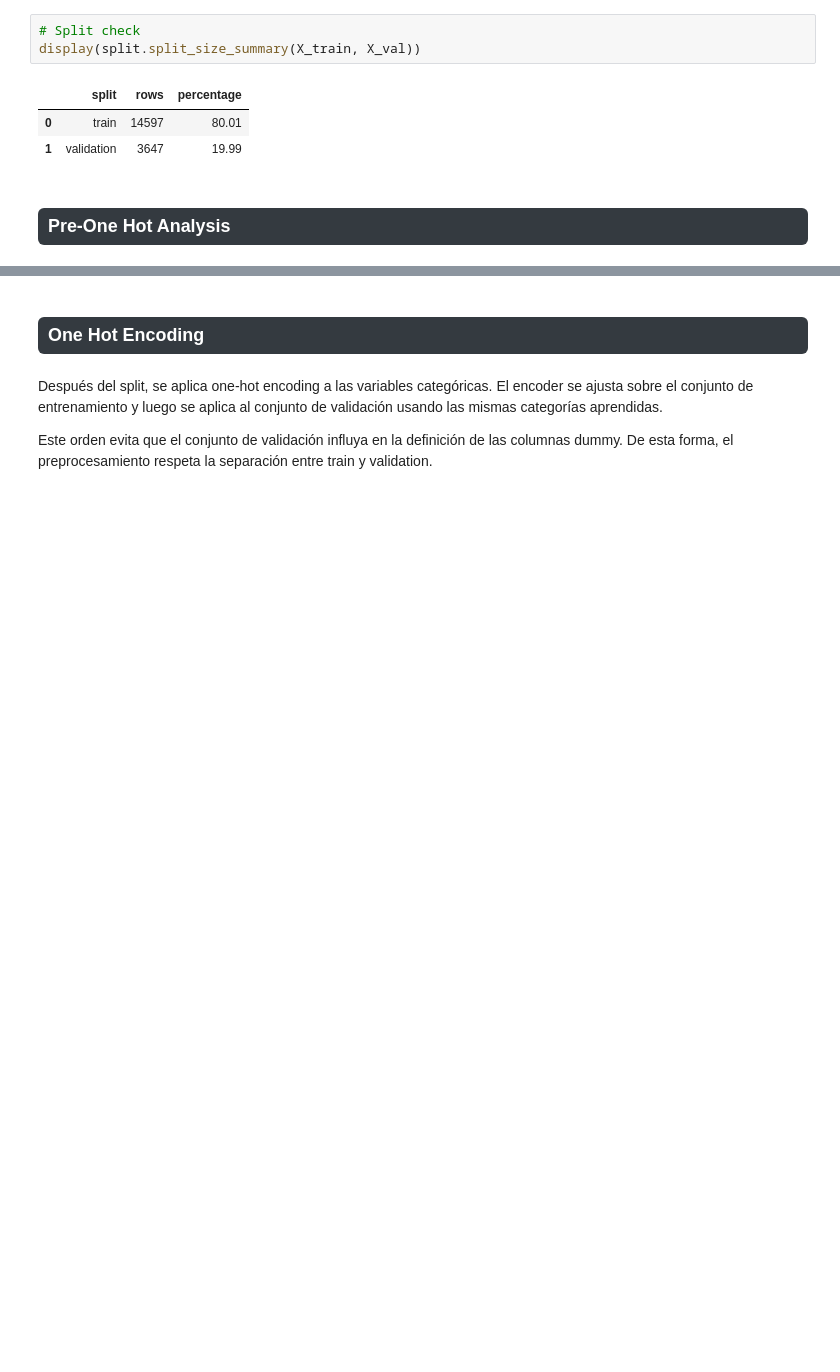
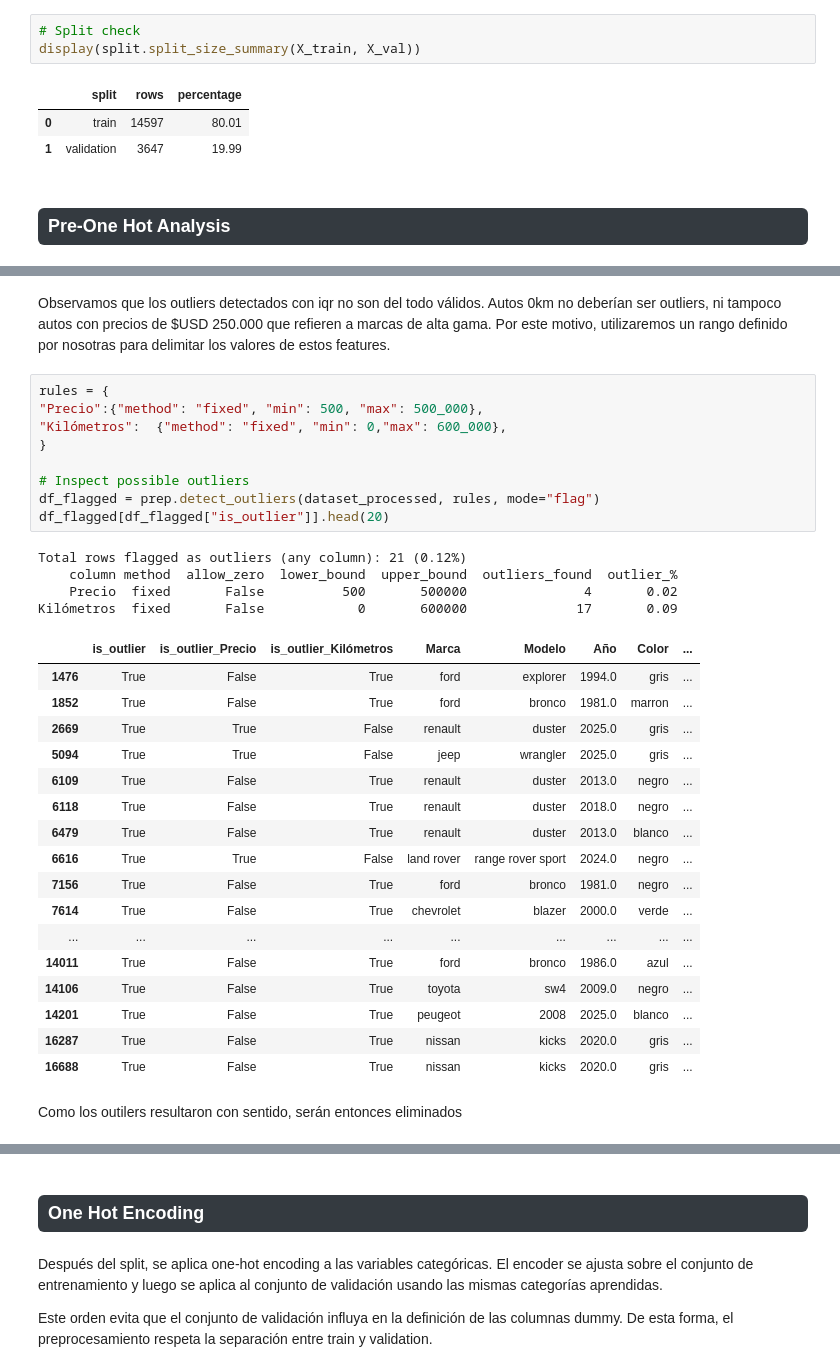
Before and after one commit to abrildiaco/TP_Final_ML, a Jupyter notebook: notebooks/eda.ipynb, the cells around one changed output, grey strips where cells are left out. Saved outputs shown, nothing was run; the diff lists cells and outputs as text; blank space fills up the shorter version.

```diff
--- a/notebooks/eda.ipynb
+++ b/notebooks/eda.ipynb
@@ -1173,0 +1252,35 @@ brand_iqr
+# %% [markdown]
+Observamos que los outliers detectados con iqr no son del todo válidos. Autos 0km no deberían ser outliers, ni tampoco autos con precios de $USD 250.000 que refieren a marcas de alta gama. Por este motivo, utilizaremos un rango definido por nosotras para delimitar los valores de estos features.
+# %%
+rules = {
+"Precio":{"method": "fixed", "min": 500, "max": 500_000},
+"Kilómetros":  {"method": "fixed", "min": 0,"max": 600_000},
+}
+
+# Inspect possible outliers
+df_flagged = prep.detect_outliers(dataset_processed, rules, mode="flag")
+df_flagged[df_flagged["is_outlier"]].head(20)
+# %% [output]
+Total rows flagged as outliers (any column): 21 (0.12%)
+    column method  allow_zero  lower_bound  upper_bound  outliers_found  outlier_%
+    Precio  fixed       False          500       500000               4       0.02
+Kilómetros  fixed       False            0       600000              17       0.09
+|  | is_outlier | is_outlier_Precio | is_outlier_Kilómetros | Marca | Modelo | Año | Color | ... |
+| 1476 | True | False | True | ford | explorer | 1994.0 | gris | ... |
+| 1852 | True | False | True | ford | bronco | 1981.0 | marron | ... |
+| 2669 | True | True | False | renault | duster | 2025.0 | gris | ... |
+| 5094 | True | True | False | jeep | wrangler | 2025.0 | gris | ... |
+| 6109 | True | False | True | renault | duster | 2013.0 | negro | ... |
+| 6118 | True | False | True | renault | duster | 2018.0 | negro | ... |
+| 6479 | True | False | True | renault | duster | 2013.0 | blanco | ... |
+| 6616 | True | True | False | land rover | range rover sport | 2024.0 | negro | ... |
+| 7156 | True | False | True | ford | bronco | 1981.0 | negro | ... |
+| 7614 | True | False | True | chevrolet | blazer | 2000.0 | verde | ... |
+| ... | ... | ... | ... | ... | ... | ... | ... | ... |
+| 14011 | True | False | True | ford | bronco | 1986.0 | azul | ... |
+| 14106 | True | False | True | toyota | sw4 | 2009.0 | negro | ... |
+| 14201 | True | False | True | peugeot | 2008 | 2025.0 | blanco | ... |
+| 16287 | True | False | True | nissan | kicks | 2020.0 | gris | ... |
+| 16688 | True | False | True | nissan | kicks | 2020.0 | gris | ... |
+# %% [markdown]
+Como los outilers resultaron con sentido, serán entonces eliminados
```
Also changed, not shown: parts of 10 cells of this notebook, 6 other files.
